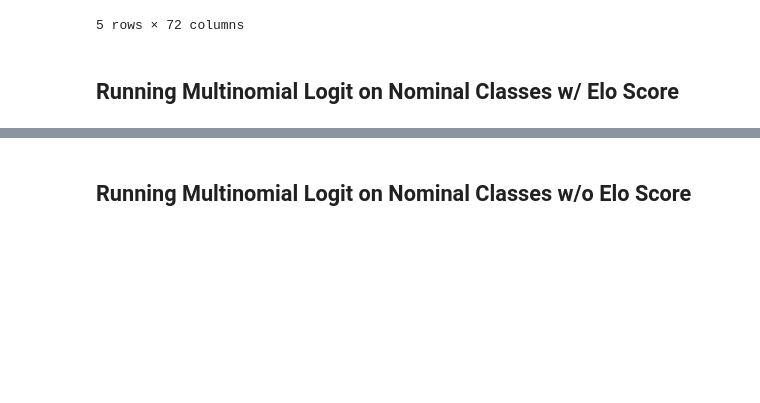
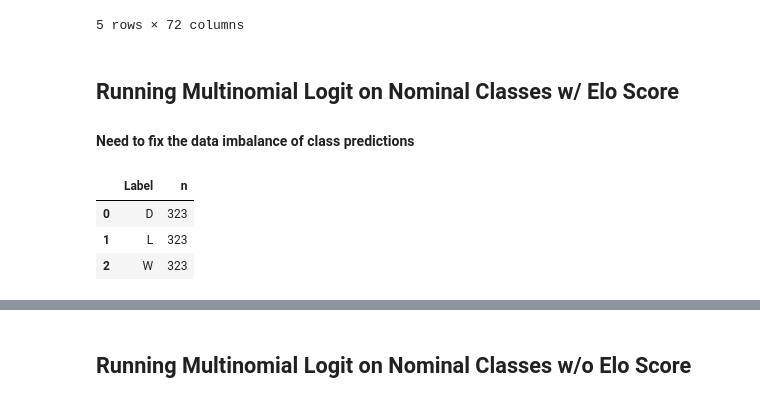
Before and after one commit to kcelebi/euro-football-officials-ML, a Jupyter notebook: pysrc/Logit_v1.ipynb, the cells around one changed output, grey strips where cells are left out. Drawn from its saved outputs; the diff is of its cells as text; code cells hidden in the pictures; blank space fills up the shorter version.

Commit message:
imbalance, metrics fixed

```diff
--- a/pysrc/Logit_v1.ipynb
+++ b/pysrc/Logit_v1.ipynb
@@ -23,3 +24,5 @@ data.head()
 5 rows × 72 columns
 # %% [markdown]
 ## Running Multinomial Logit on Nominal Classes w/ Elo Score
+
+#### Need to fix the data imbalance of class predictions
@@ -33,3 +29,30 @@ X_train, X_test, y_train, y_test = train_test_split(X, y, test_size = 0.2)
+# %%
+np.random.seed(1)
+X = data[data.columns[7:]].drop(
+    ['result', 'home_team_api_id_y', 'away_team_api_id_y', 'away_team_goal', 'home_team_goal'],
+axis = 1)
+y = data['result']
+
+
+size = np.min(np.unique(y, return_counts = True)[1])
+X_s = StandardScaler().fit_transform(X)
+W = np.random.choice(np.arange(y.shape[0])[y == 'W'], size = size)
+D = np.random.choice(np.arange(y.shape[0])[y == 'D'], size = size)
+L = np.random.choice(np.arange(y.shape[0])[y == 'L'], size = size)
+
+new_idx = np.concatenate([W, D, L])
+X_i = X_s[new_idx]
+y_i = y[new_idx]
+
+# Stratify takes 75% from each class, works if we fix imbalance in original data
+X_train, X_test, y_train, y_test = train_test_split(X_i, y_i, test_size = 0.2, stratify = y_i)
+# %%
+pd.DataFrame(np.array(np.unique(y_i, return_counts = True)).T, columns = ['Label', 'n']).sort_values(by = 'n')
+# %% [output]
+|  | Label | n |
+| 0 | D | 323 |
+| 1 | L | 323 |
+| 2 | W | 323 |
 # %%
 params = {
     'multi_class' : 'multinomial'
```
Also changed, not shown: parts of 6 cells of this notebook, 1 other file.
